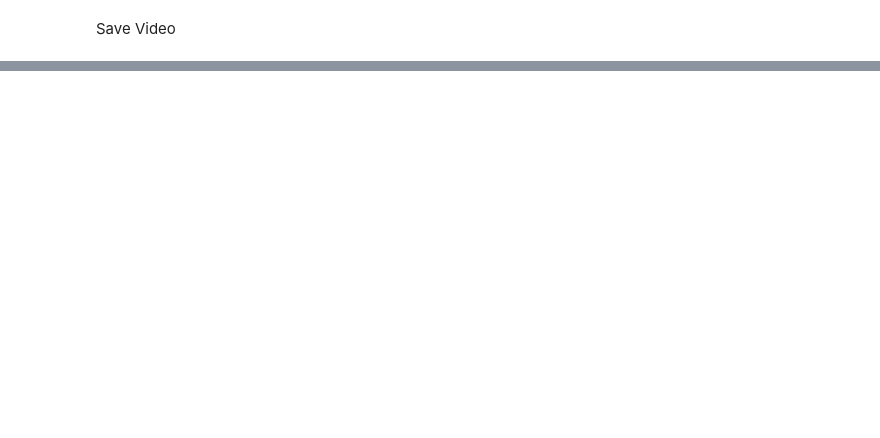
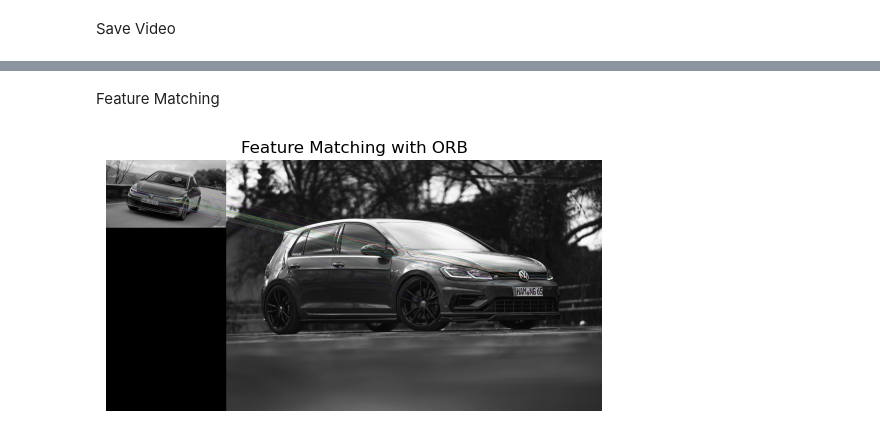
Before and after one commit to ayoubnajjout/openCV_101, a Jupyter notebook: opencv.ipynb, the cells around one changed output, grey strips where cells are left out. Cells and saved outputs as stored; diff of their text form; code cells hidden in the pictures; blank space fills up the shorter version.

```diff
--- a/opencv.ipynb
+++ b/opencv.ipynb
@@ -132,0 +146,28 @@ out.release()
+# %% [markdown]
+Feature Matching
+# %%
+# Load two images
+image1 = cv2.imread('car.jpg', cv2.IMREAD_GRAYSCALE)
+image2 = cv2.imread('car2.jpg', cv2.IMREAD_GRAYSCALE)
+
+
+# Detect keypoints and compute descriptors for both images
+keypoints1, descriptors1 = orb.detectAndCompute(image1, None)
+keypoints2, descriptors2 = orb.detectAndCompute(image2, None)
+
+# Match descriptors
+matches = bf.match(descriptors1, descriptors2)
+
+# Sort matches by distance (best matches first)
+matches = sorted(matches, key=lambda x: x.distance)
+
+# Draw the first 50 matches
+matched_image = cv2.drawMatches(image1, keypoints1, image2, keypoints2, matches[:50], None, flags=cv2.DrawMatchesFlags_NOT_DRAW_SINGLE_POINTS)
+
+# Display the result
+plt.imshow(cv2.cvtColor(matched_image, cv2.COLOR_BGR2RGB))
+plt.title('Feature Matching with ORB')
+plt.axis('off')
+plt.show()
+# %% [output]
+[figure, added]
```
Also changed, not shown: parts of 15 cells of this notebook.
